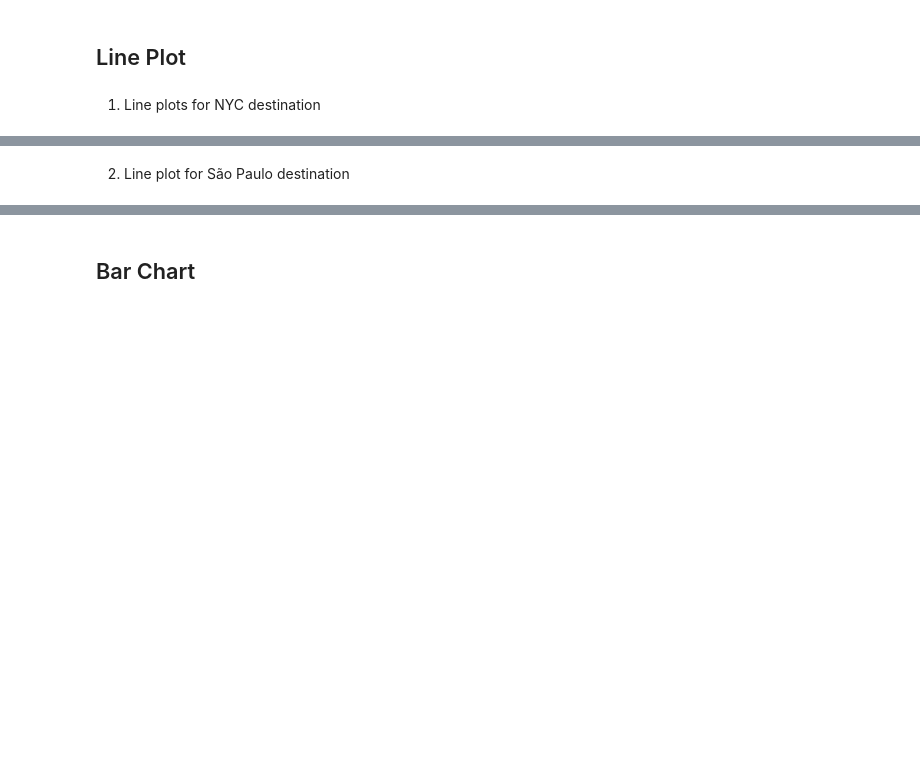
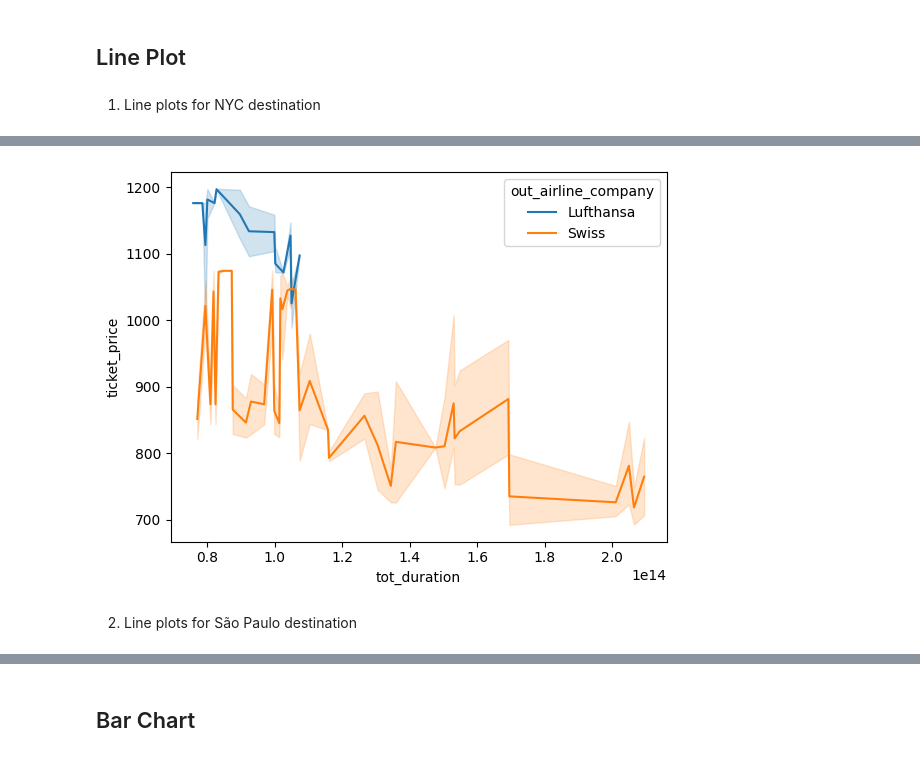
Before and after one commit to adelindonesia/project, a Jupyter notebook: second_version/data_cleaning/data_visualization.ipynb, the cells around one changed output, grey strips where cells are left out. Saved outputs shown, nothing was run; the diff lists cells and outputs as text; code cells hidden in the pictures; blank space fills up the shorter version.

```diff
--- a/second_version/data_cleaning/data_visualization.ipynb
+++ b/second_version/data_cleaning/data_visualization.ipynb
@@ -123,2 +141,6 @@ Name: ticket_price, dtype: float64
+# %%
+def line_plot(df=nyc):
+    plot_data = df[["ticket_price", "tot_duration", "out_airline_company"]]
+    sns.lineplot(data=plot_data, x='tot_duration', y='ticket_price', hue='out_airline_company', estimator='mean')
 # %% [markdown]
 1. Line plots for NYC destination
@@ -150,5 +155,9 @@ plot_df(df = lufthansa_air_nyc)
+# %%
+line_plot()
+# %% [output]
+[figure, added]
 # %% [markdown]
-2. Line plot for São Paulo destination
+2. Line plots for São Paulo destination
 # %%
 plot_df(df = swiss_air_sao)
 # %% [output]
```
Also changed, not shown: parts of 35 cells of this notebook, 2 other files.
